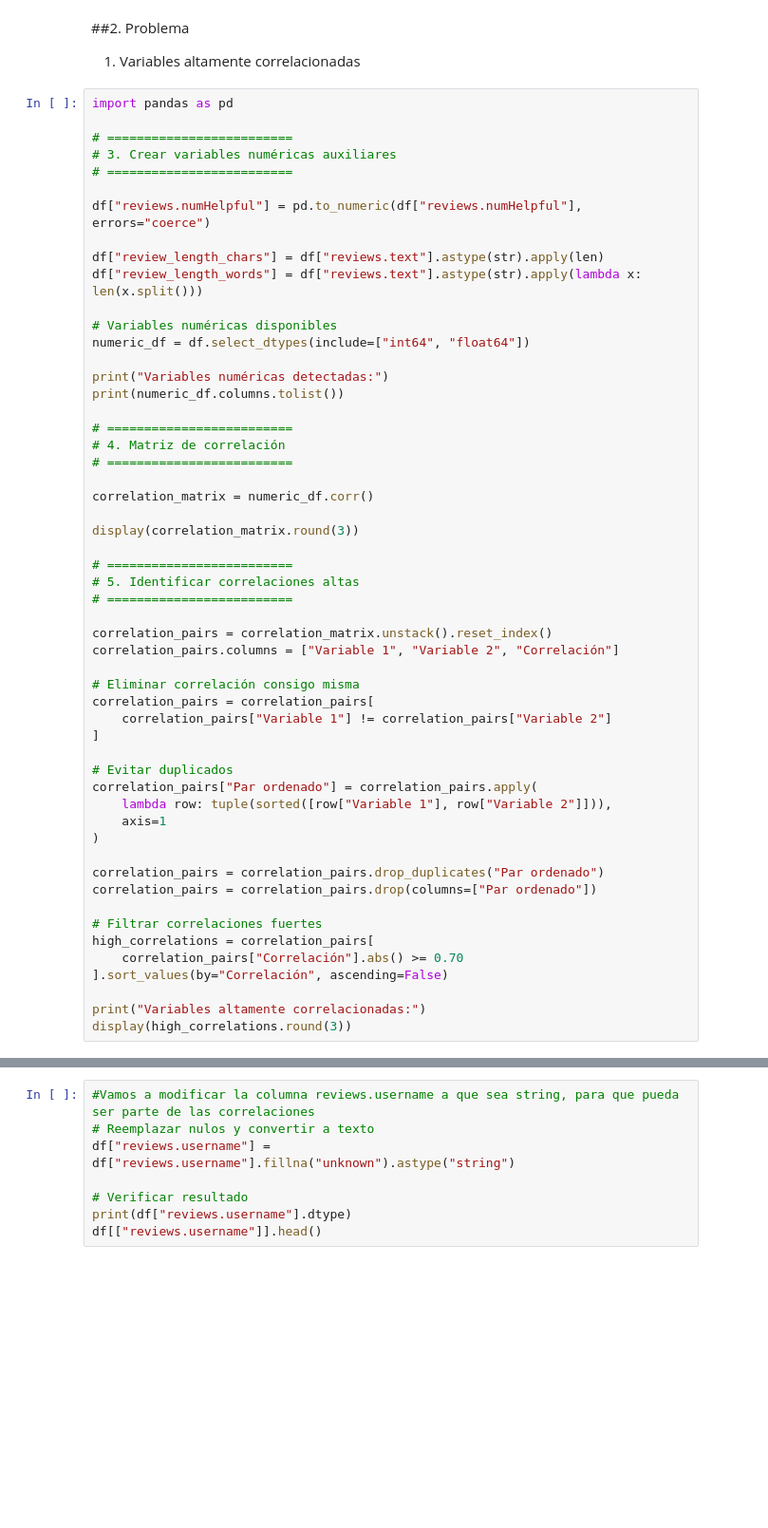
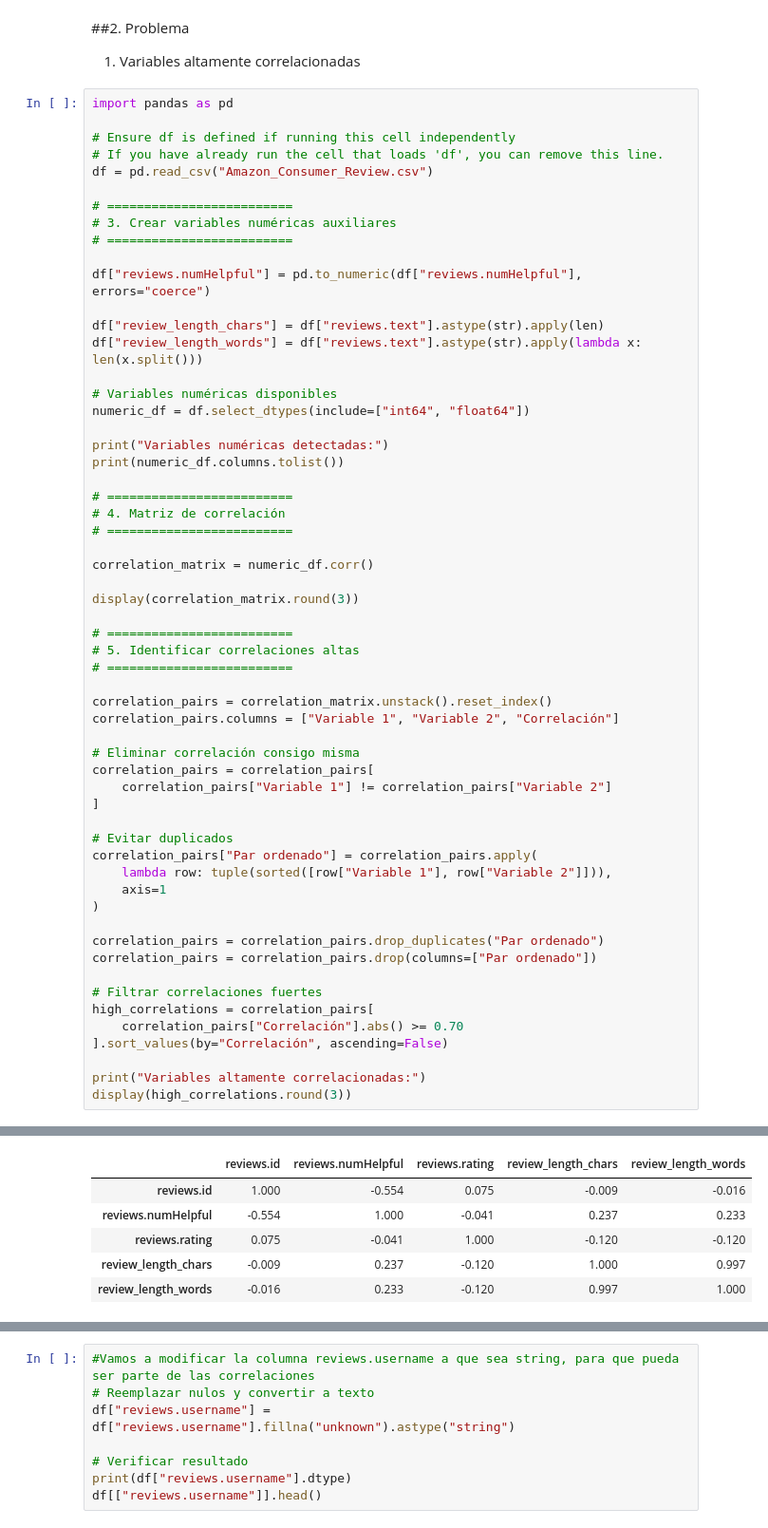
Before and after one commit to R3beAM/Proyecto-Final-Integracion, a Jupyter notebook: Evaluacion_2.ipynb, the cells around one changed output, grey strips where cells are left out. Shown at 95% size. Saved outputs shown, nothing was run; the diff lists cells and outputs as text; blank space fills up the shorter version.

```diff
--- a/Evaluacion_2.ipynb
+++ b/Evaluacion_2.ipynb
@@ -111,6 +111,10 @@ display(tipos_variables)
 1. Variables altamente correlacionadas
 # %%
 import pandas as pd
+
+# Ensure df is defined if running this cell independently
+# If you have already run the cell that loads 'df', you can remove this line.
+df = pd.read_csv("Amazon_Consumer_Review.csv")
 
 # =========================
 # 3. Crear variables numéricas auxiliares
@@ -167,0 +173,6 @@ NameError: name 'pd' is not defined
+|  | reviews.id | reviews.numHelpful | reviews.rating | review_length_chars | review_length_words |
+| reviews.id | 1.000 | -0.554 | 0.075 | -0.009 | -0.016 |
+| reviews.numHelpful | -0.554 | 1.000 | -0.041 | 0.237 | 0.233 |
+| reviews.rating | 0.075 | -0.041 | 1.000 | -0.120 | -0.120 |
+| review_length_chars | -0.009 | 0.237 | -0.120 | 1.000 | 0.997 |
+| review_length_words | -0.016 | 0.233 | -0.120 | 0.997 | 1.000 |
```
Also changed, not shown: parts of 2 cells of this notebook.
